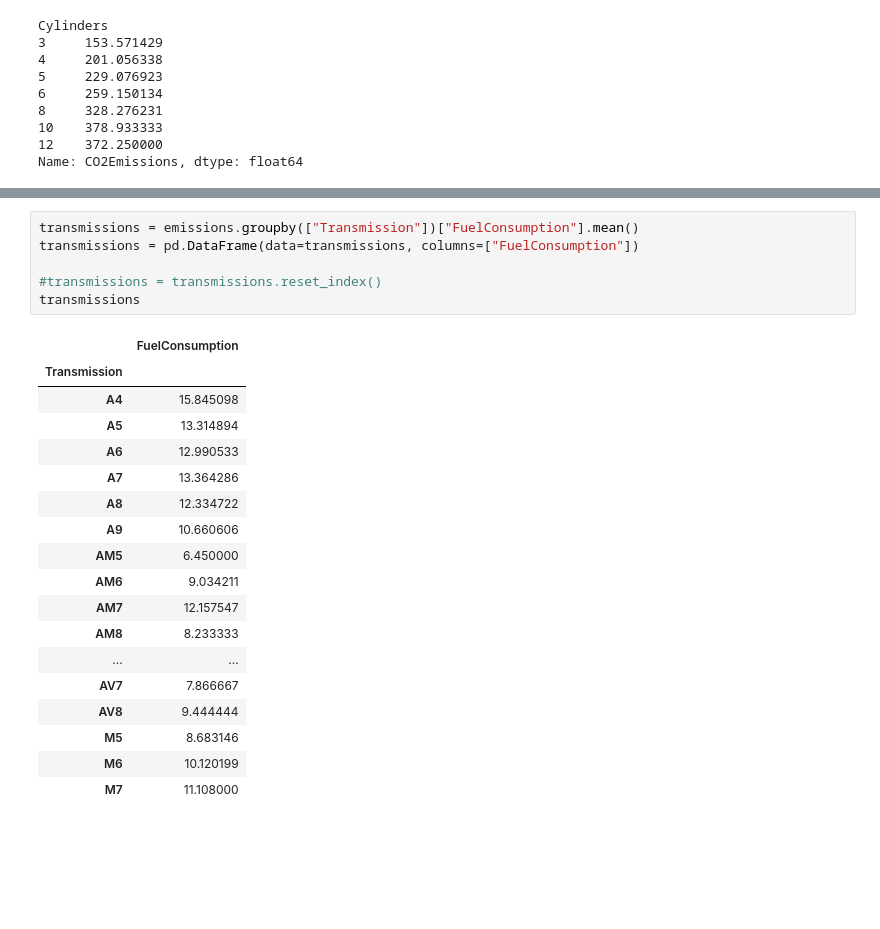
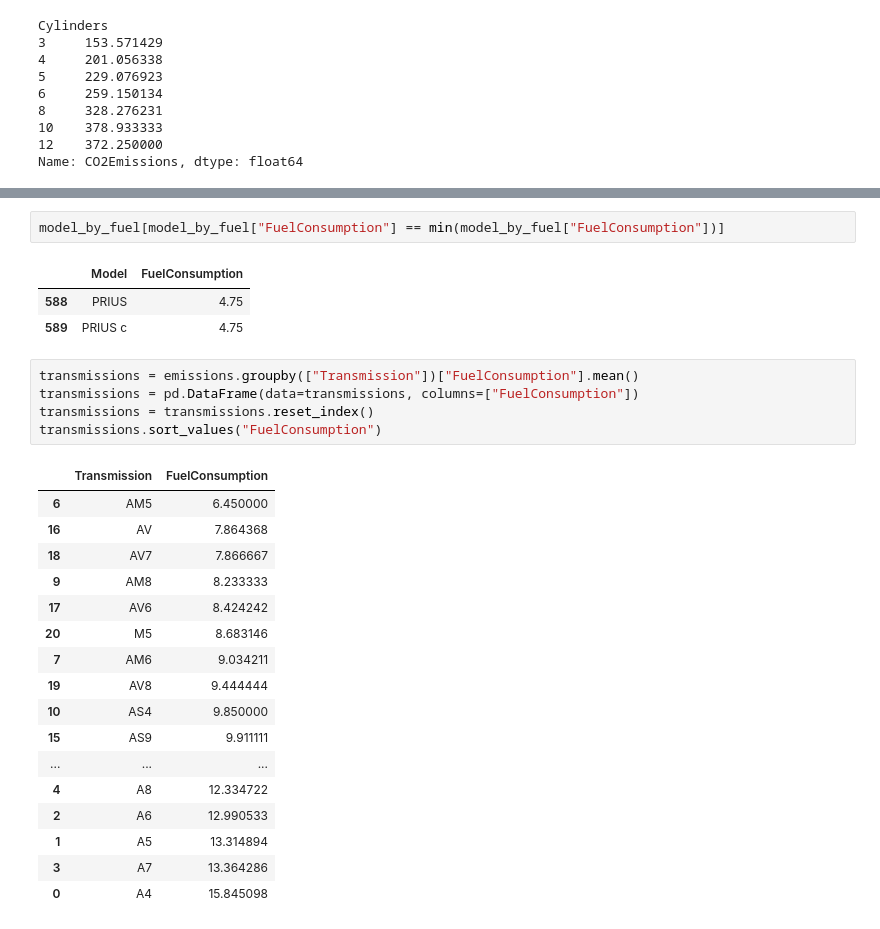
Before and after one commit to i-am-christy/co2_emissions_analysis, a Jupyter notebook: co2_emissions.ipynb, the cells around one changed output, grey strips where cells are left out. Drawn from its saved outputs; the diff is of its cells as text; blank space fills up the shorter version.

```diff
--- a/co2_emissions.ipynb
+++ b/co2_emissions.ipynb
@@ -226,25 +294,29 @@ model_by_fuel[model_by_fuel["CO2Emissions"] == max(model_by_fuel["CO2Emissions"]
+# %%
+model_by_fuel[model_by_fuel["FuelConsumption"] == min(model_by_fuel["FuelConsumption"])]
+# %% [output]
+|  | Model | FuelConsumption |
+| 588 | PRIUS | 4.75 |
+| 589 | PRIUS c | 4.75 |
 # %%
 transmissions = emissions.groupby(["Transmission"])["FuelConsumption"].mean()
 transmissions = pd.DataFrame(data=transmissions, columns=["FuelConsumption"])
-
-#transmissions = transmissions.reset_index()
-transmissions
+transmissions = transmissions.reset_index()
+transmissions.sort_values("FuelConsumption")
 # %% [output]
-|  | FuelConsumption |
-| Transmission |  |
-| A4 | 15.845098 |
-| A5 | 13.314894 |
-| A6 | 12.990533 |
-| A7 | 13.364286 |
-| A8 | 12.334722 |
-| A9 | 10.660606 |
-| AM5 | 6.450000 |
-| AM6 | 9.034211 |
-| AM7 | 12.157547 |
-| AM8 | 8.233333 |
-| ... | ... |
-| AV7 | 7.866667 |
-| AV8 | 9.444444 |
-| M5 | 8.683146 |
-| M6 | 10.120199 |
-| M7 | 11.108000 |
+|  | Transmission | FuelConsumption |
+| 6 | AM5 | 6.450000 |
+| 16 | AV | 7.864368 |
+| 18 | AV7 | 7.866667 |
+| 9 | AM8 | 8.233333 |
+| 17 | AV6 | 8.424242 |
+| 20 | M5 | 8.683146 |
+| 7 | AM6 | 9.034211 |
+| 19 | AV8 | 9.444444 |
+| 10 | AS4 | 9.850000 |
+| 15 | AS9 | 9.911111 |
+| ... | ... | ... |
+| 4 | A8 | 12.334722 |
+| 2 | A6 | 12.990533 |
+| 1 | A5 | 13.314894 |
+| 3 | A7 | 13.364286 |
+| 0 | A4 | 15.845098 |
```
Also changed, not shown: parts of 28 cells of this notebook.
